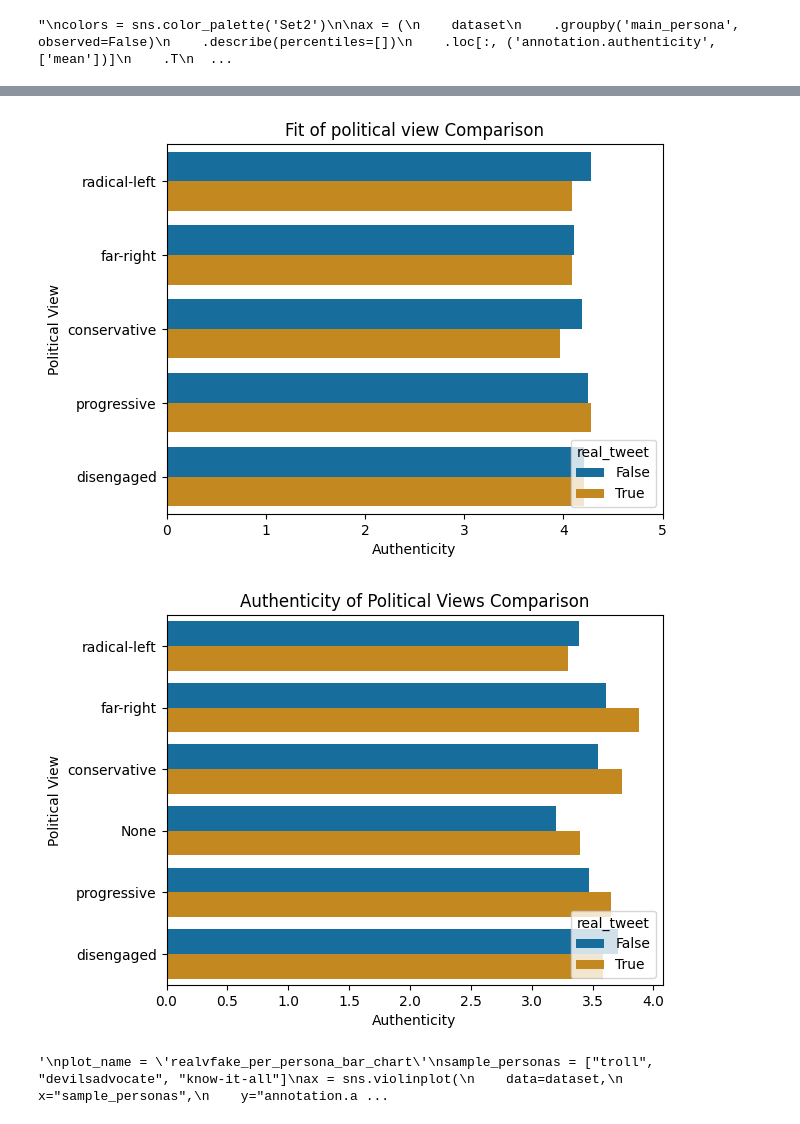
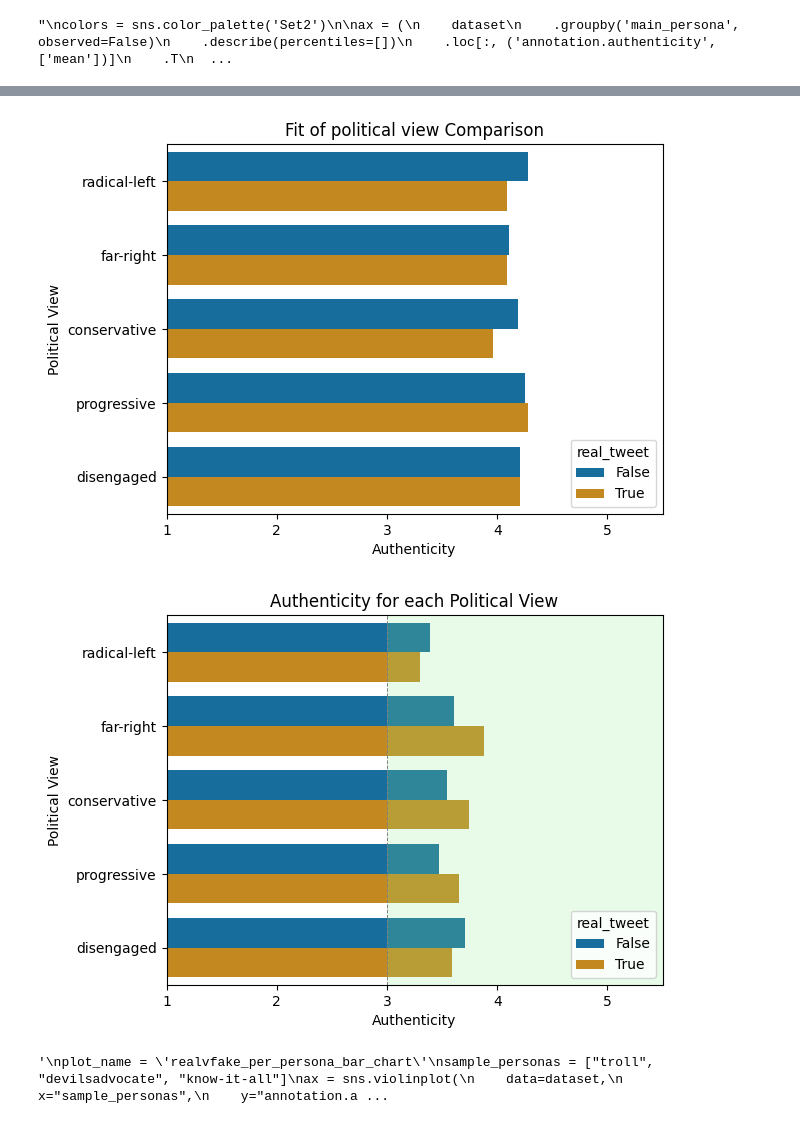
Before and after one commit to JanSt-nobot/TWON-Agents-RCS, a Jupyter notebook: experiments/RCS/0.1-Data-Processing.ipynb, the cells around one changed output, grey strips where cells are left out. Saved outputs shown, nothing was run; the diff lists cells and outputs as text; code cells hidden in the pictures.

Commit message:
improve plots

```diff
--- a/experiments/RCS/0.1-Data-Processing.ipynb
+++ b/experiments/RCS/0.1-Data-Processing.ipynb
@@ -370,0 +386,29 @@ Name: annotation.tone, dtype: float64
+# %%
+# compare tone between language prompt and no language prompt depending on language prompt
+plot_name = '07_tone_per_persona_language_yesvno_bar_chart'
+colors = sns.color_palette('colorblind')
+
+# Filter the dataset to include only the rows with language prompts and exclude the "neutral" persona
+dataset['with_language_prompt'] = dataset['language_prompt'] != "None"
+
+# Calculate the average tone per persona
+avg_tone = dataset.groupby('main_persona')['annotation.tone'].mean().reset_index()
+avg_tone = avg_tone.sort_values(by='annotation.tone', ascending=False)
+#print(avg_tone)
+# Plot the tone comparison without error bars
+ax = sns.barplot(y='main_persona', x='annotation.tone', hue='with_language_prompt', data=dataset, palette=colors, order=avg_tone['main_persona'], errorbar=None)
+ax.set_xlim(1, 5.7)  # Set x-axis limit to 5
+ax.set_title('Does the language prompt improve the tone?')
+ax.set_xlabel('Mean Tone')
+ax.set_ylabel('Language Prompt')
+
+ax.axvline(x=3.573, color=colors[0], linestyle='--', linewidth=0.7)
+ax.text(3.54, 19.65, 'w/o', color=colors[0], ha='right', va='top')
+ax.axvline(x=3.88, color=colors[1], linestyle='--', linewidth=0.7)
+ax.text(3.93, 19.65, 'with', color=colors[1], ha='left', va='top')
+# Add background for x values of 3 and higher
+ax.axvline(x=3.0, color='grey', linestyle='--', linewidth=0.7)
+ax.axvspan(3, 5.9, facecolor='lightgreen', alpha=0.2)
+
+sns.move_legend(ax, "lower right", bbox_to_anchor=(1.0, 0.04))
+ax.get_figure().savefig(f'{OUT_PATH}/{plot_name}.png', format="png", bbox_inches="tight")
@@ -373,27 +419,32 @@ Name: annotation.tone, dtype: float64
 plot_name = 'political_view_fit_realvfake_bar_chart'
 colors = sns.color_palette('colorblind')
 ax = sns.barplot(y='political_view', x='annotation.politics', hue='real_tweet', data=dataset[dataset['political_view'] != 'None'], palette=colors, errorbar=None)
-ax.set_xlim(0, 5)  # Set x-axis limit to 5
+ax.set_xlim(1, 5.5)  # Set x-axis limit to 5
 ax.set_title('Fit of political view Comparison')
 ax.set_ylabel('Political View')
 ax.set_xlabel('Authenticity')
 sns.move_legend(ax, "lower right")
+ax.set_xticks(range(1, 6))
 ax.get_figure().savefig(f'{OUT_PATH}/{plot_name}.png', format="png", bbox_inches="tight")
 # %% [output]
-[figure, old version]
+[figure, new version]
 # %%
 # compare authenticity of political opinion between real and generated tweets depending on political view
-ax.set_xlim(0, 5)  # Set x-axis limit to 5
-plot_name = 'authenticity_realvfake_per_political_view_bar_chart'
+plot_name = '08_authenticity_realvfake_per_political_view_bar_chart'
 colors = sns.color_palette('colorblind')
-ax = sns.barplot(x='annotation.authenticity', y='political_view', hue='real_tweet', data=dataset, palette=colors, errorbar=None)
-ax.set_title('Authenticity of Political Views Comparison')
+ax = sns.barplot(x='annotation.authenticity', y='political_view', hue='real_tweet', data=dataset[dataset['political_view'] != 'None'], palette=colors, errorbar=None)
+ax.set_xlim(1, 5.5)  # Set x-axis limit to 5
+ax.set_xticks(range(1, 6))
+ax.set_title('Authenticity for each Political View')
 ax.set_ylabel('Political View')
 ax.set_xlabel('Authenticity')
+# Add background for x values of 3 and higher
+ax.axvline(x=3.0, color='grey', linestyle='--', linewidth=0.7)
+ax.axvspan(3, 5.9, facecolor='lightgreen', alpha=0.2)
 sns.move_legend(ax, "lower right")
 ax.get_figure().savefig(f'{OUT_PATH}/{plot_name}.png', format="png", bbox_inches="tight")
 # %% [output]
-[figure, old version]
+[figure, new version]
 # %%
 # real vs fake tweets
 """
```
Also changed, not shown: parts of 13 cells of this notebook, 14 other files.
